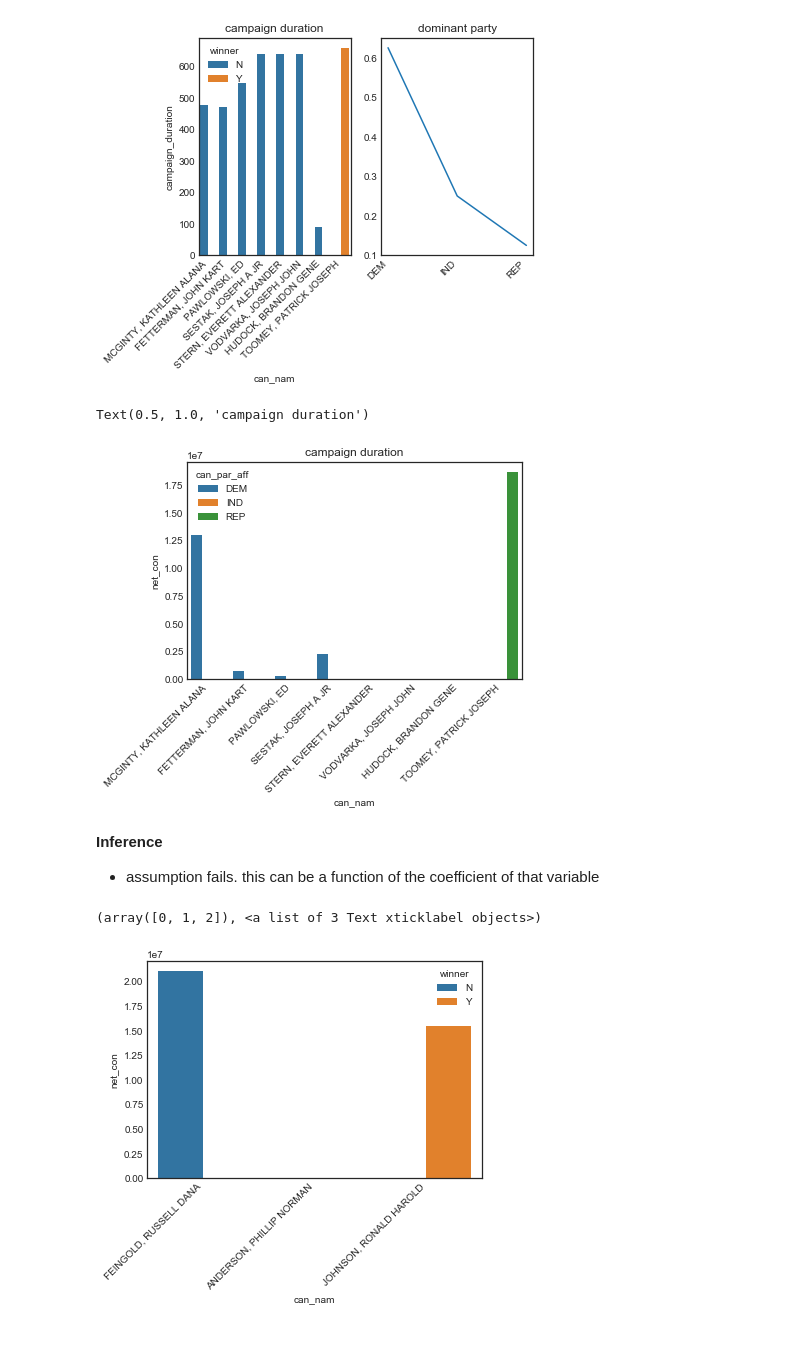
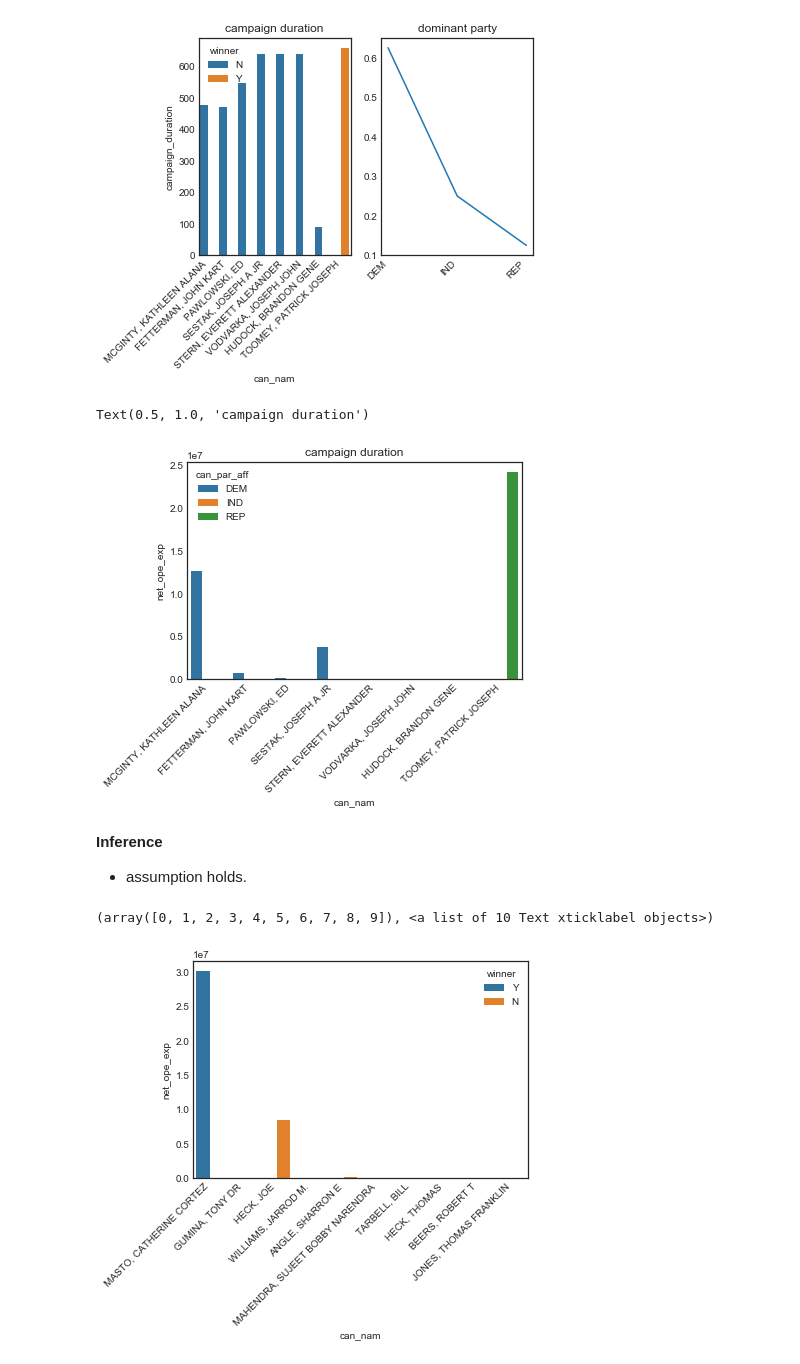
Before and after one commit to HamoyeHQ/stage-f-09-campaign-finance, a Jupyter notebook: EDA_secgrp/senatorial_eda.ipynb, the cells around one changed output. Cells and saved outputs as stored; diff of their text form; code cells hidden in the pictures.

```diff
--- a/EDA_secgrp/senatorial_eda.ipynb
+++ b/EDA_secgrp/senatorial_eda.ipynb
@@ -81,7 +81,7 @@ ax = sns.barplot(x='can_off_sta', y='total_dis_sum', data=Amt_per_sta_ds)
 #create the three dataframes
 fl_comp = S_df.loc[S_df['can_off_sta'] == 'FL']
 pa_comp = S_df.loc[S_df['can_off_sta'] == 'PA']
-wi_comp = S_df.loc[S_df['can_off_sta'] == 'WI']
+nv_comp = S_df.loc[S_df['can_off_sta'] == 'NV']
 # %%
 #check winners in FL
 
@@ -177,7 +177,7 @@ Text(0.5, 1.0, 'dominant party')
 [figure]
 # %%
 
-ax = sns.barplot(x='can_nam', y='net_con', hue='can_par_aff', data=pa_comp)
+ax = sns.barplot(x='can_nam', y='net_ope_exp', hue='can_par_aff', data=pa_comp)
 plt.xticks(
     rotation=45,
     horizontalalignment='right',
@@ -186,21 +186,21 @@ plt.xticks(
 plt.title("campaign duration")
 # %% [output]
 Text(0.5, 1.0, 'campaign duration')
-[figure, old version]
+[figure, new version]
-# %% [markdown]
-**Inference**
-* assumption fails. this can be a function of the coefficient of that variable
+# %% [markdown]
+**Inference**
+* assumption holds.
 # %%
 #check winners in wi
 
-ax = sns.barplot(x='can_nam', y='net_con', hue='winner', data=wi_comp)
+ax = sns.barplot(x='can_nam', y='net_ope_exp', hue='winner', data=nv_comp)
 plt.xticks(
     rotation=45,
     horizontalalignment='right',
     fontweight='light',
 )
 # %% [output]
-(array([0, 1, 2]), <a list of 3 Text xticklabel objects>)
+(array([0, 1, 2, 3, 4, 5, 6, 7, 8, 9]), <a list of 10 Text xticklabel objects>)
-[figure, old version]
+[figure, new version]
 # %% [markdown]
 **Observation**
```
Also changed, not shown: parts of 11 cells of this notebook.
